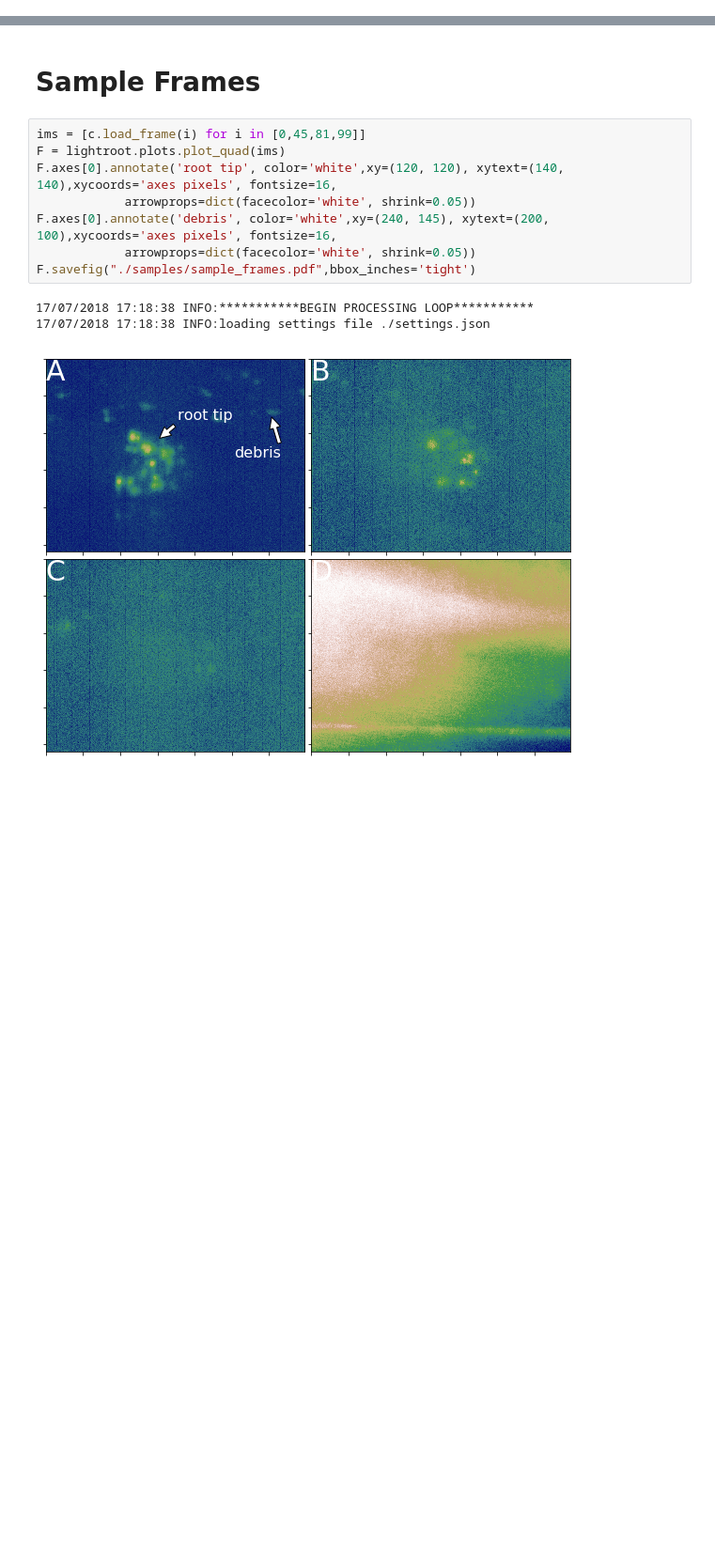
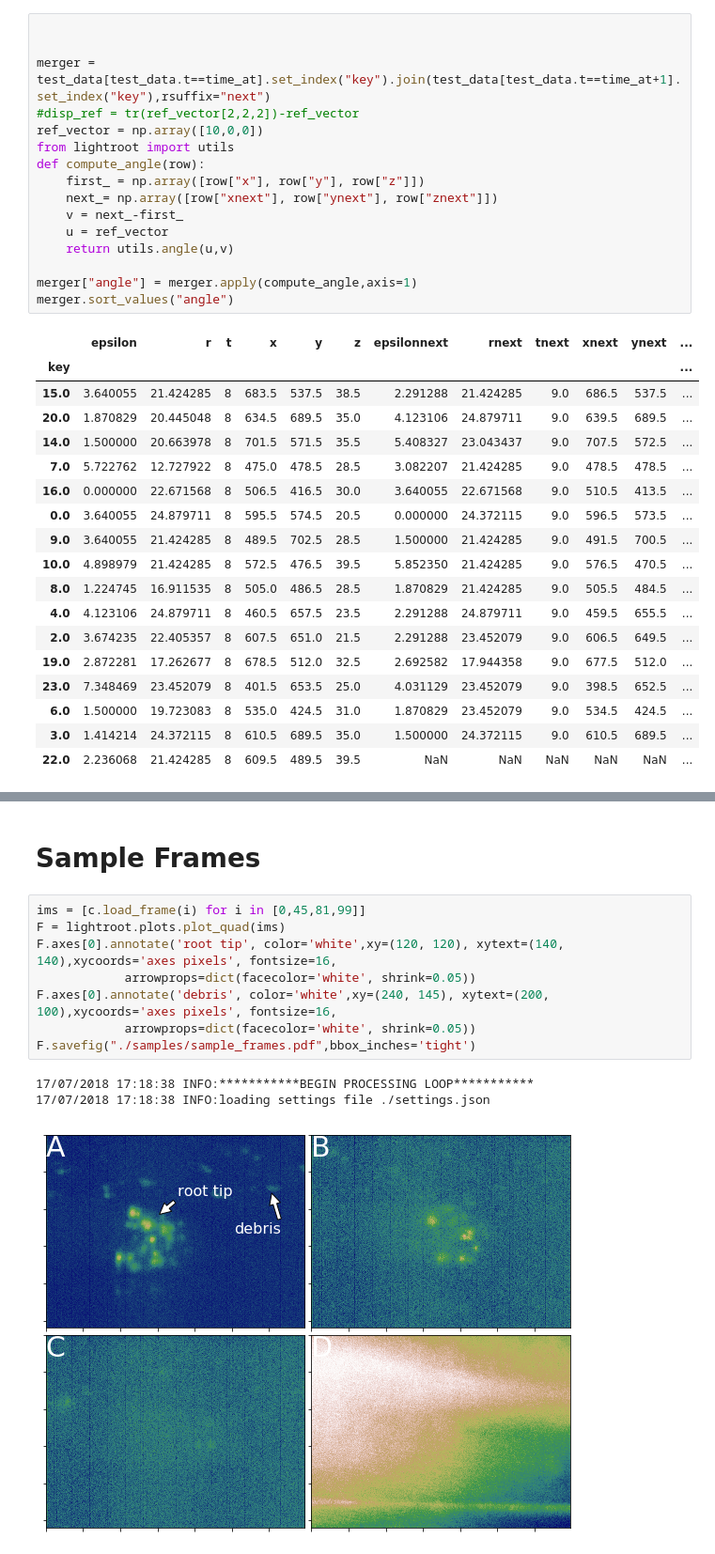
Before and after one commit to GiovanniSena/LiSM_CYCB_tracking, a Jupyter notebook: figures.ipynb, the cells around one changed output, grey strips where cells are left out. Shown at 94% size. Saved outputs shown, nothing was run; the diff lists cells and outputs as text; blank space fills up the shorter version.

```diff
--- a/figures.ipynb
+++ b/figures.ipynb
@@ -25,0 +131,35 @@ The directory ./cached_datax should be empty. Do you want to clear it? (y/n)n
+# %%
+
+
+merger = test_data[test_data.t==time_at].set_index("key").join(test_data[test_data.t==time_at+1].set_index("key"),rsuffix="next")
+#disp_ref = tr(ref_vector[2,2,2])-ref_vector
+ref_vector = np.array([10,0,0])
+from lightroot import utils
+def compute_angle(row):
+    first_ = np.array([row["x"], row["y"], row["z"]])
+    next_= np.array([row["xnext"], row["ynext"], row["znext"]])
+    v = next_-first_
+    u = ref_vector
+    return utils.angle(u,v)
+
+merger["angle"] = merger.apply(compute_angle,axis=1)
+merger.sort_values("angle")
+# %% [output]
+|  | epsilon | r | t | x | y | z | epsilonnext | rnext | tnext | xnext | ynext | ... |
+| key |  |  |  |  |  |  |  |  |  |  |  | ... |
+| 15.0 | 3.640055 | 21.424285 | 8 | 683.5 | 537.5 | 38.5 | 2.291288 | 21.424285 | 9.0 | 686.5 | 537.5 | ... |
+| 20.0 | 1.870829 | 20.445048 | 8 | 634.5 | 689.5 | 35.0 | 4.123106 | 24.879711 | 9.0 | 639.5 | 689.5 | ... |
+| 14.0 | 1.500000 | 20.663978 | 8 | 701.5 | 571.5 | 35.5 | 5.408327 | 23.043437 | 9.0 | 707.5 | 572.5 | ... |
+| 7.0 | 5.722762 | 12.727922 | 8 | 475.0 | 478.5 | 28.5 | 3.082207 | 21.424285 | 9.0 | 478.5 | 478.5 | ... |
+| 16.0 | 0.000000 | 22.671568 | 8 | 506.5 | 416.5 | 30.0 | 3.640055 | 22.671568 | 9.0 | 510.5 | 413.5 | ... |
+| 0.0 | 3.640055 | 24.879711 | 8 | 595.5 | 574.5 | 20.5 | 0.000000 | 24.372115 | 9.0 | 596.5 | 573.5 | ... |
+| 9.0 | 3.640055 | 21.424285 | 8 | 489.5 | 702.5 | 28.5 | 1.500000 | 21.424285 | 9.0 | 491.5 | 700.5 | ... |
+| 10.0 | 4.898979 | 21.424285 | 8 | 572.5 | 476.5 | 39.5 | 5.852350 | 21.424285 | 9.0 | 576.5 | 470.5 | ... |
+| 8.0 | 1.224745 | 16.911535 | 8 | 505.0 | 486.5 | 28.5 | 1.870829 | 21.424285 | 9.0 | 505.5 | 484.5 | ... |
+| 4.0 | 4.123106 | 24.879711 | 8 | 460.5 | 657.5 | 23.5 | 2.291288 | 24.879711 | 9.0 | 459.5 | 655.5 | ... |
+| 2.0 | 3.674235 | 22.405357 | 8 | 607.5 | 651.0 | 21.5 | 2.291288 | 23.452079 | 9.0 | 606.5 | 649.5 | ... |
+| 19.0 | 2.872281 | 17.262677 | 8 | 678.5 | 512.0 | 32.5 | 2.692582 | 17.944358 | 9.0 | 677.5 | 512.0 | ... |
+| 23.0 | 7.348469 | 23.452079 | 8 | 401.5 | 653.5 | 25.0 | 4.031129 | 23.452079 | 9.0 | 398.5 | 652.5 | ... |
+| 6.0 | 1.500000 | 19.723083 | 8 | 535.0 | 424.5 | 31.0 | 1.870829 | 23.452079 | 9.0 | 534.5 | 424.5 | ... |
+| 3.0 | 1.414214 | 24.372115 | 8 | 610.5 | 689.5 | 35.0 | 1.500000 | 24.372115 | 9.0 | 610.5 | 689.5 | ... |
+| 22.0 | 2.236068 | 21.424285 | 8 | 609.5 | 489.5 | 39.5 | NaN | NaN | NaN | NaN | NaN | ... |
```
Also changed, not shown: parts of 8 cells of this notebook, 5 other files.
